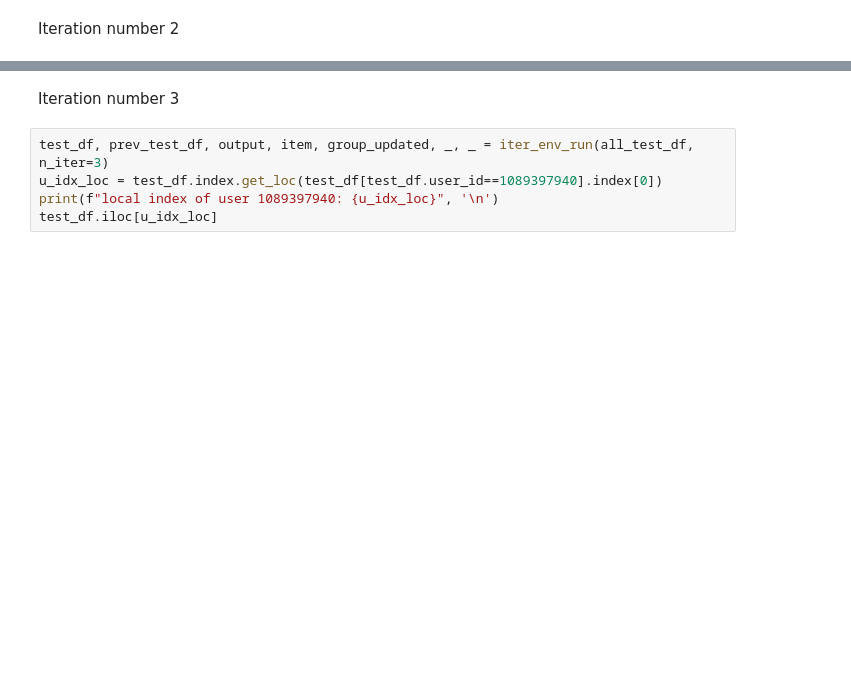
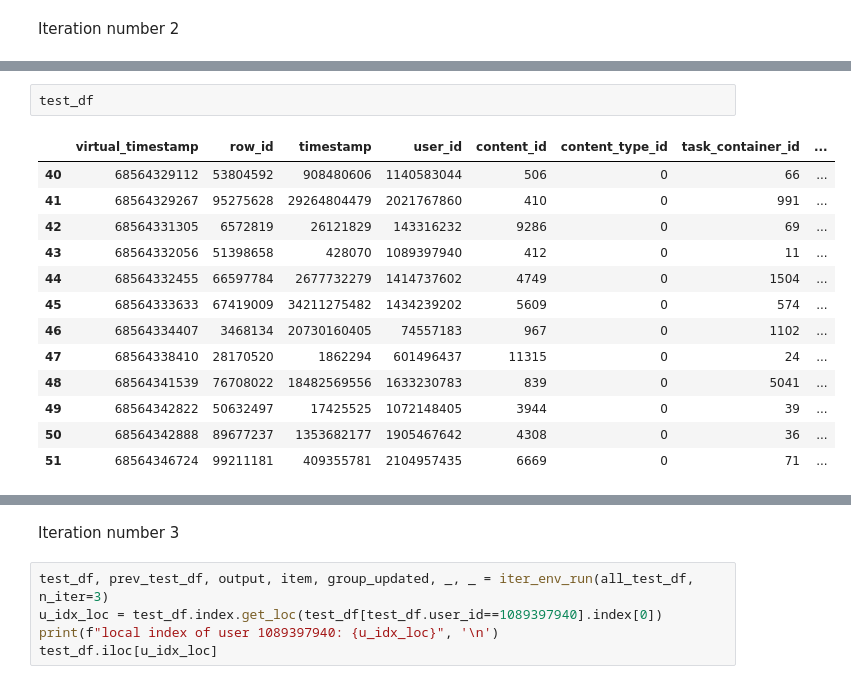
Before and after one commit to scaomath/kaggle-riiid-test, a Jupyter notebook: sakt/debug_sakt_new_2.ipynb, the cells around one changed output, grey strips where cells are left out. Drawn from its saved outputs; the diff is of its cells as text; blank space fills up the shorter version.

```diff
--- a/sakt/debug_sakt_new_2.ipynb
+++ b/sakt/debug_sakt_new_2.ipynb
@@ -549,6 +571,22 @@ answer_correctly_true                       1
 prior_group_responses                      []
 prior_group_answers_correct                []
 Name: 43, dtype: object
+# %%
+test_df
+# %% [output]
+|  | virtual_timestamp | row_id | timestamp | user_id | content_id | content_type_id | task_container_id | ... |
+| 40 | 68564329112 | 53804592 | 908480606 | 1140583044 | 506 | 0 | 66 | ... |
+| 41 | 68564329267 | 95275628 | 29264804479 | 2021767860 | 410 | 0 | 991 | ... |
+| 42 | 68564331305 | 6572819 | 26121829 | 143316232 | 9286 | 0 | 69 | ... |
+| 43 | 68564332056 | 51398658 | 428070 | 1089397940 | 412 | 0 | 11 | ... |
+| 44 | 68564332455 | 66597784 | 2677732279 | 1414737602 | 4749 | 0 | 1504 | ... |
+| 45 | 68564333633 | 67419009 | 34211275482 | 1434239202 | 5609 | 0 | 574 | ... |
+| 46 | 68564334407 | 3468134 | 20730160405 | 74557183 | 967 | 0 | 1102 | ... |
+| 47 | 68564338410 | 28170520 | 1862294 | 601496437 | 11315 | 0 | 24 | ... |
+| 48 | 68564341539 | 76708022 | 18482569556 | 1633230783 | 839 | 0 | 5041 | ... |
+| 49 | 68564342822 | 50632497 | 17425525 | 1072148405 | 3944 | 0 | 39 | ... |
+| 50 | 68564342888 | 89677237 | 1353682177 | 1905467642 | 4308 | 0 | 36 | ... |
+| 51 | 68564346724 | 99211181 | 409355781 | 2104957435 | 6669 | 0 | 71 | ... |
 # %%
 print(item[1][u_idx_loc, -12:]) # user 1089397940 2nd batch in example_test (question sequence)
 print(item[0][u_idx_loc, -12:]) # user 1089397940 2nd batch in example_test: skill sequence = prev_content_id * (correct or not) + 13523
```
Also changed, not shown: parts of 9 cells of this notebook, 2 other files.
